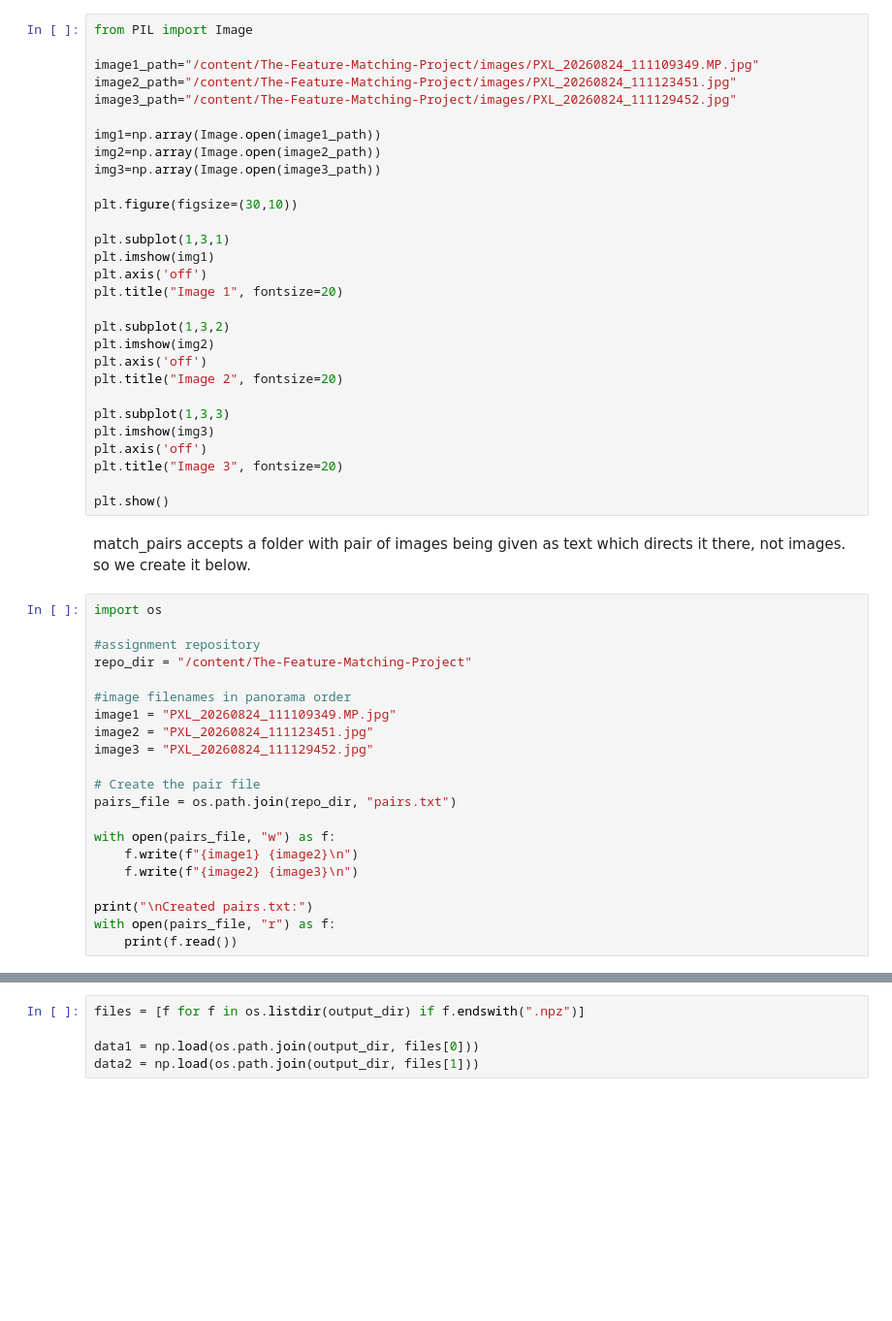
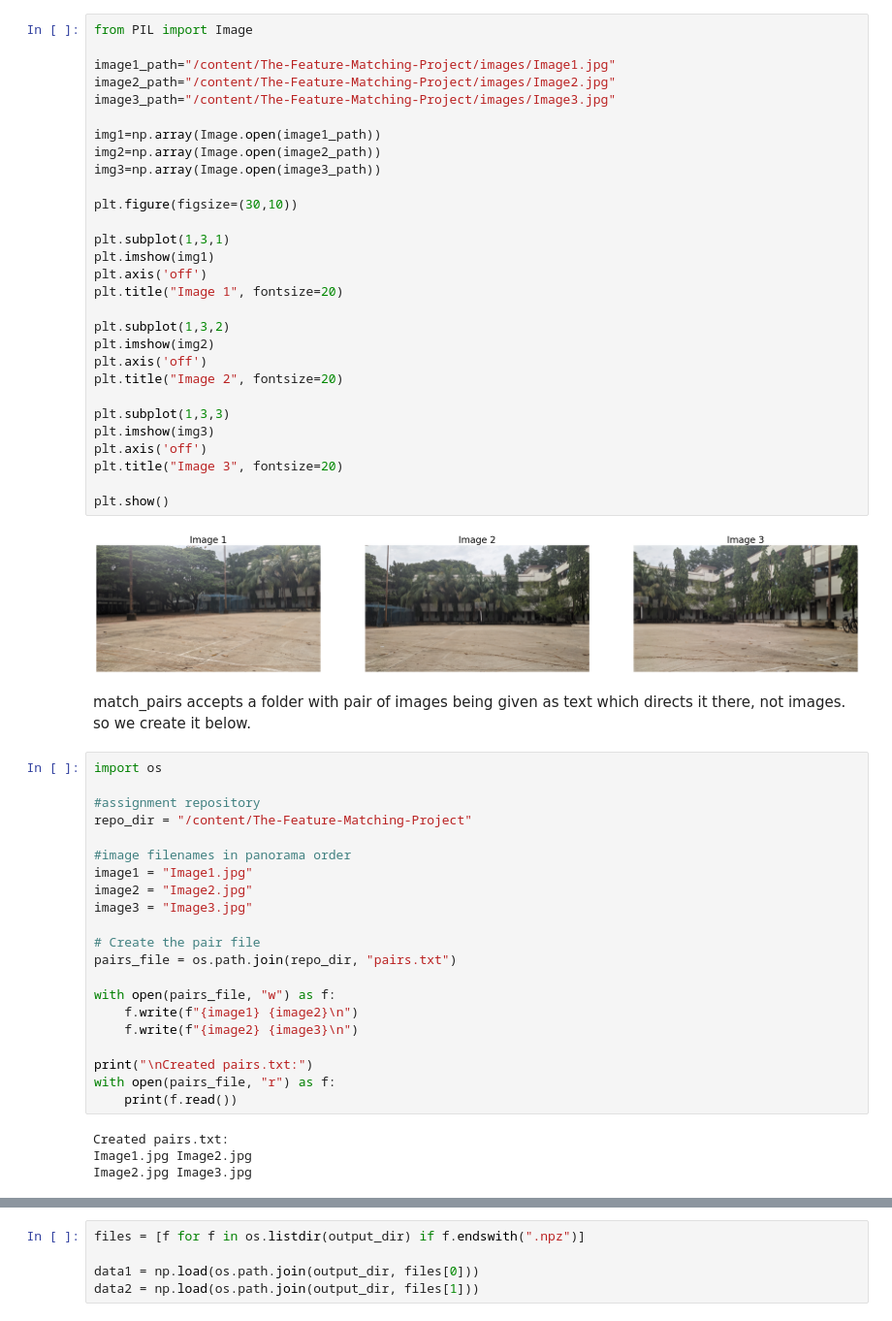
Before and after one commit to ID26S422/The-Feature-Matching-Project, a Jupyter notebook: SuperGlue.ipynb, the cells around one changed output, grey strips where cells are left out. Shown at 97% size. Saved outputs shown, nothing was run; the diff lists cells and outputs as text; blank space fills up the shorter version.

```diff
--- a/SuperGlue.ipynb
+++ b/SuperGlue.ipynb
@@ -28,32 +41,34 @@ print("Matplotlib :", matplotlib.__version__)
 # %%
 from PIL import Image
 
-image1_path="/content/The-Feature-Matching-Project/images/PXL_20260824_111109349.MP.jpg"
-image2_path="/content/The-Feature-Matching-Project/images/PXL_20260824_111123451.jpg"
-image3_path="/content/The-Feature-Matching-Project/images/PXL_20260824_111129452.jpg"
+image1_path="/content/The-Feature-Matching-Project/images/Image1.jpg"
+image2_path="/content/The-Feature-Matching-Project/images/Image2.jpg"
+image3_path="/content/The-Feature-Matching-Project/images/Image3.jpg"
 
 img1=np.array(Image.open(image1_path))
 img2=np.array(Image.open(image2_path))
 img3=np.array(Image.open(image3_path))
 
 plt.figure(figsize=(30,10))
 
 plt.subplot(1,3,1)
 plt.imshow(img1)
 plt.axis('off')
 plt.title("Image 1", fontsize=20)
 
 plt.subplot(1,3,2)
 plt.imshow(img2)
 plt.axis('off')
 plt.title("Image 2", fontsize=20)
 
 plt.subplot(1,3,3)
 plt.imshow(img3)
 plt.axis('off')
 plt.title("Image 3", fontsize=20)
 
 plt.show()
+# %% [output]
+[figure, added]
 # %% [markdown]
 match_pairs accepts a folder with pair of images being given as text which directs it there, not images. so we create it below.
 # %%
@@ -63,9 +78,9 @@ import os
 repo_dir = "/content/The-Feature-Matching-Project"
 
 #image filenames in panorama order
-image1 = "PXL_20260824_111109349.MP.jpg"
-image2 = "PXL_20260824_111123451.jpg"
-image3 = "PXL_20260824_111129452.jpg"
+image1 = "Image1.jpg"
+image2 = "Image2.jpg"
+image3 = "Image3.jpg"
 
 # Create the pair file
 pairs_file = os.path.join(repo_dir, "pairs.txt")
@@ -77,6 +92,10 @@ with open(pairs_file, "w") as f:
 print("\nCreated pairs.txt:")
 with open(pairs_file, "r") as f:
     print(f.read())
+# %% [output]
+Created pairs.txt:
+Image1.jpg Image2.jpg
+Image2.jpg Image3.jpg
 # %%
 import subprocess
 
```
Also changed, not shown: parts of 10 cells of this notebook.
